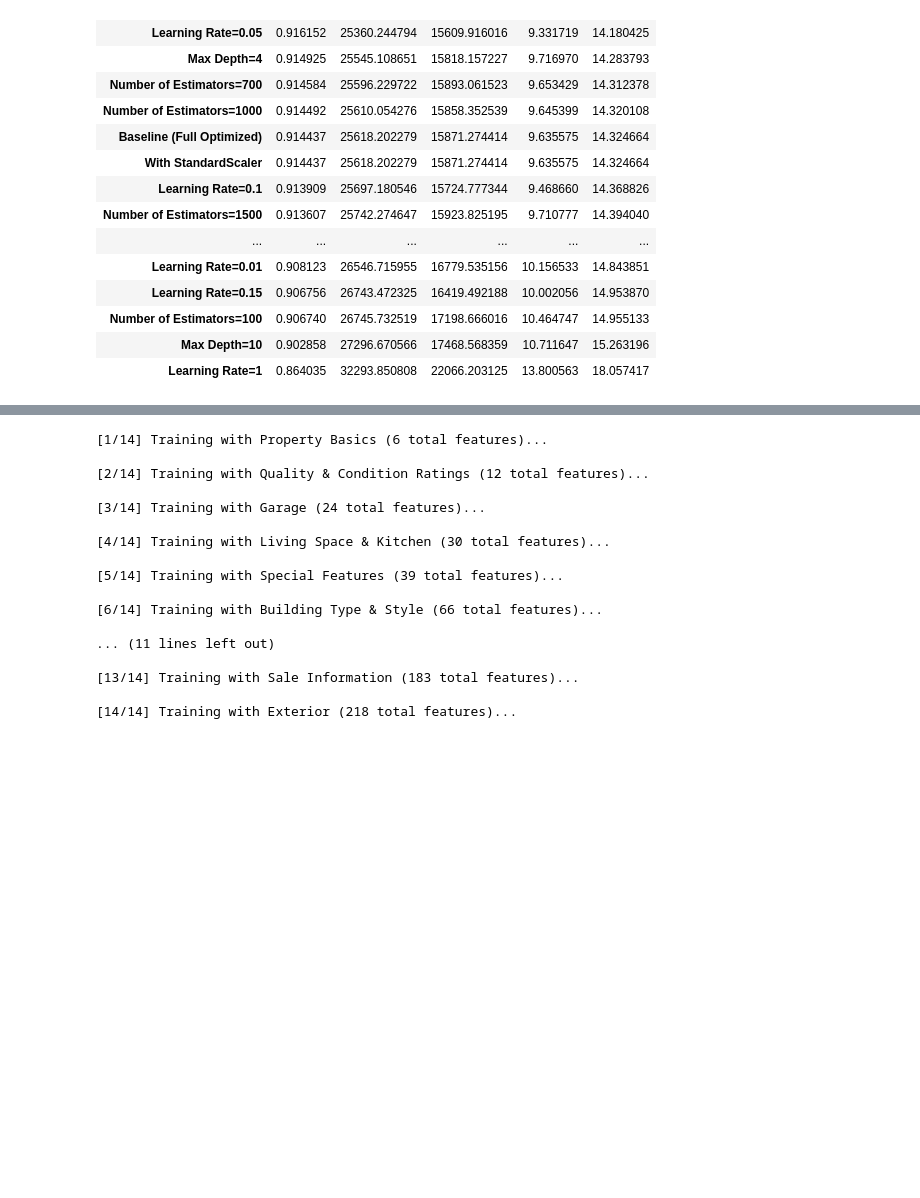
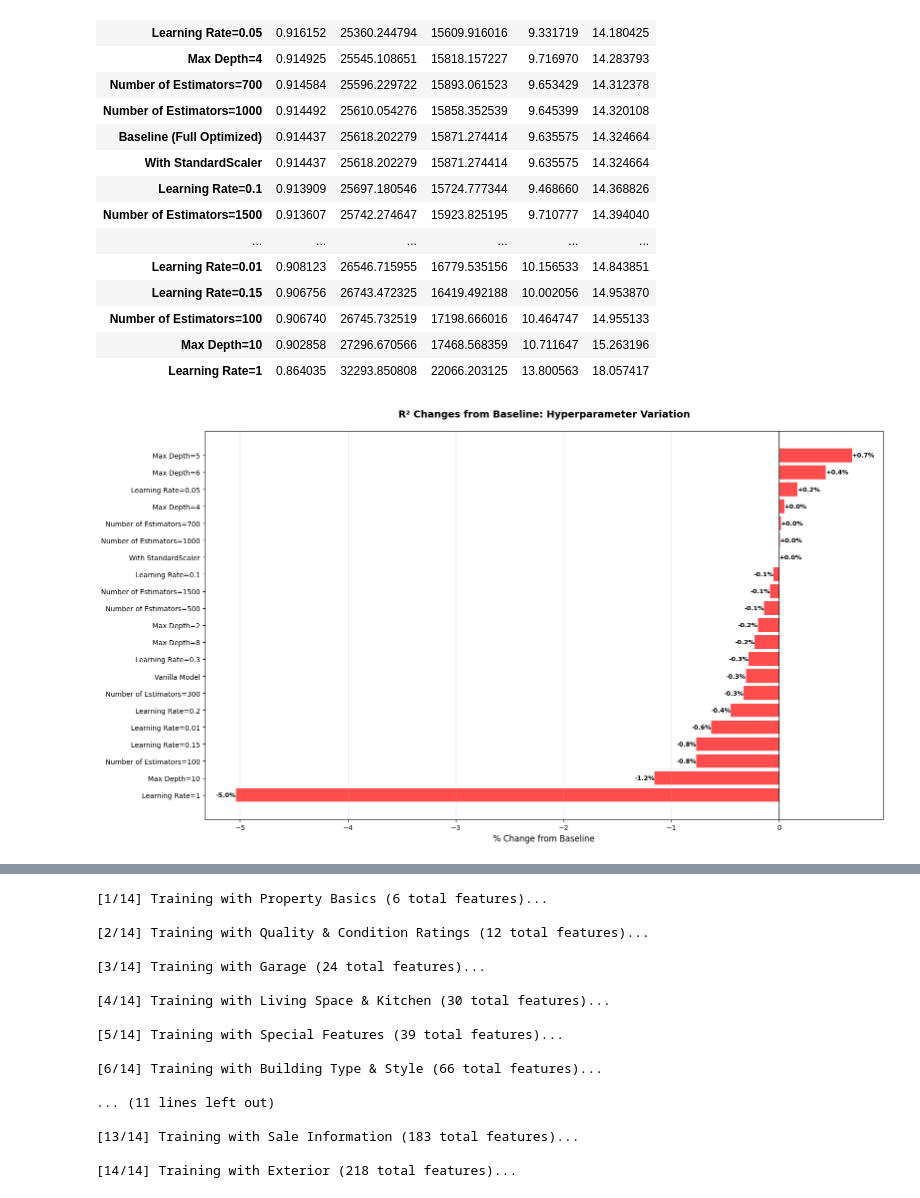
Before and after one commit to gayatrikam/estate-anomaly-detector, a Jupyter notebook: model/ablation_study_xgb.ipynb, the cells around one changed output, grey strips where cells are left out. Cells and saved outputs as stored; diff of their text form; code cells hidden in the pictures; blank space fills up the shorter version.

Commit message:
ablation visuals

```diff
--- a/model/ablation_study_xgb.ipynb
+++ b/model/ablation_study_xgb.ipynb
@@ -30,6 +30,38 @@ def evaluate_model(y_acc, y_pred):
         'MAPE': mape,
         'RMSE%': rmse_pct
     }
+# %%
+def plot_ablation_changes(results_df, ablation_type):
+    baseline_value = 0.914437
+
+    pct_changes = (results_df['R²'] - baseline_value) * 100
+
+    mask = ~results_df.index.str.startswith('Baseline')
+    pct_changes = pct_changes[mask]
+
+    pct_changes = pct_changes.sort_values()
+
+    plt.figure(figsize=(16, 9))
+    bars = plt.barh(range(len(pct_changes)), pct_changes.values,
+                    color='red',
+                    alpha=0.7)
+
+    plt.yticks(range(len(pct_changes)), pct_changes.index, fontsize=10)
+    plt.axvline(x=0, color='black', linestyle='-', linewidth=1)
+    plt.xlabel('% Change from Baseline', fontsize=12)
+    plt.title(f'R² Changes from Baseline: {ablation_type}',
+              fontsize=14, fontweight='bold', pad=20)
+    plt.grid(axis='x', alpha=0.3)
+
+    for i, value in enumerate(pct_changes.values):
+        label_x = value
+        plt.text(label_x, i, f'{value:+.1f}%',
+                va='center', ha='left' if value > 0 else 'right',
+                fontsize=9, fontweight='bold')
+
+    plt.tight_layout()
+
+    return pct_changes
 # %%
 def ablation_study_xgb(X_train, X_test, y_train, y_test):
     results = {}
@@ -126,6 +158,11 @@ Testing vanilla model (all default hyperparameters)...
 | Number of Estimators=100 | 0.906740 | 26745.732519 | 17198.666016 | 10.464747 | 14.955133 |
 | Max Depth=10 | 0.902858 | 27296.670566 | 17468.568359 | 10.711647 | 15.263196 |
 | Learning Rate=1 | 0.864035 | 32293.850808 | 22066.203125 | 13.800563 | 18.057417 |
+# %%
+pct_changes_df = plot_ablation_changes(results_df, "Hyperparameter Variation")
+plt.show()
+# %% [output]
+[figure, added]
 # %%
 def get_feature_categories(all_features):
     categories = {}
```
Also changed, not shown: parts of 8 cells of this notebook, 3 other files.
